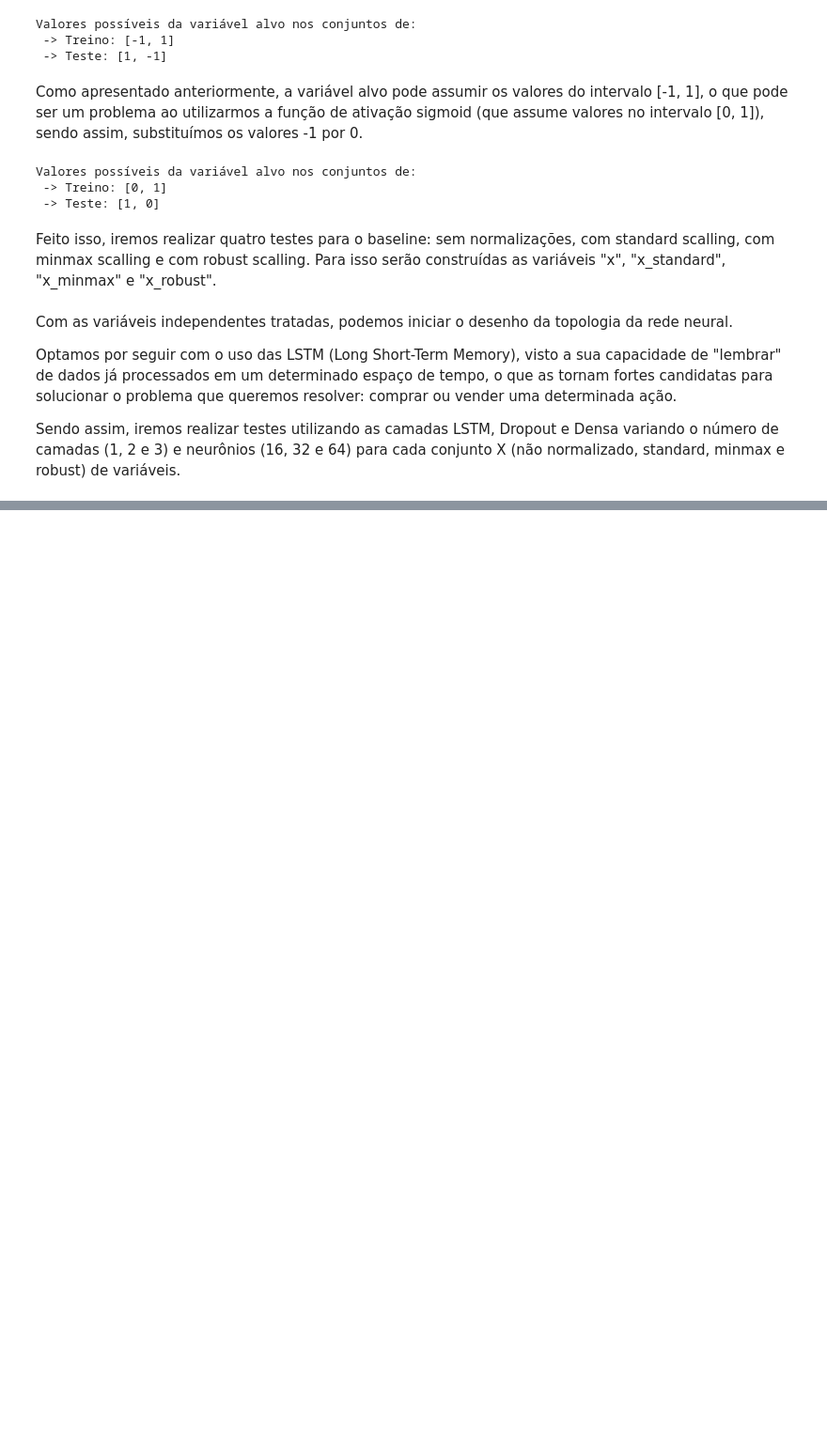
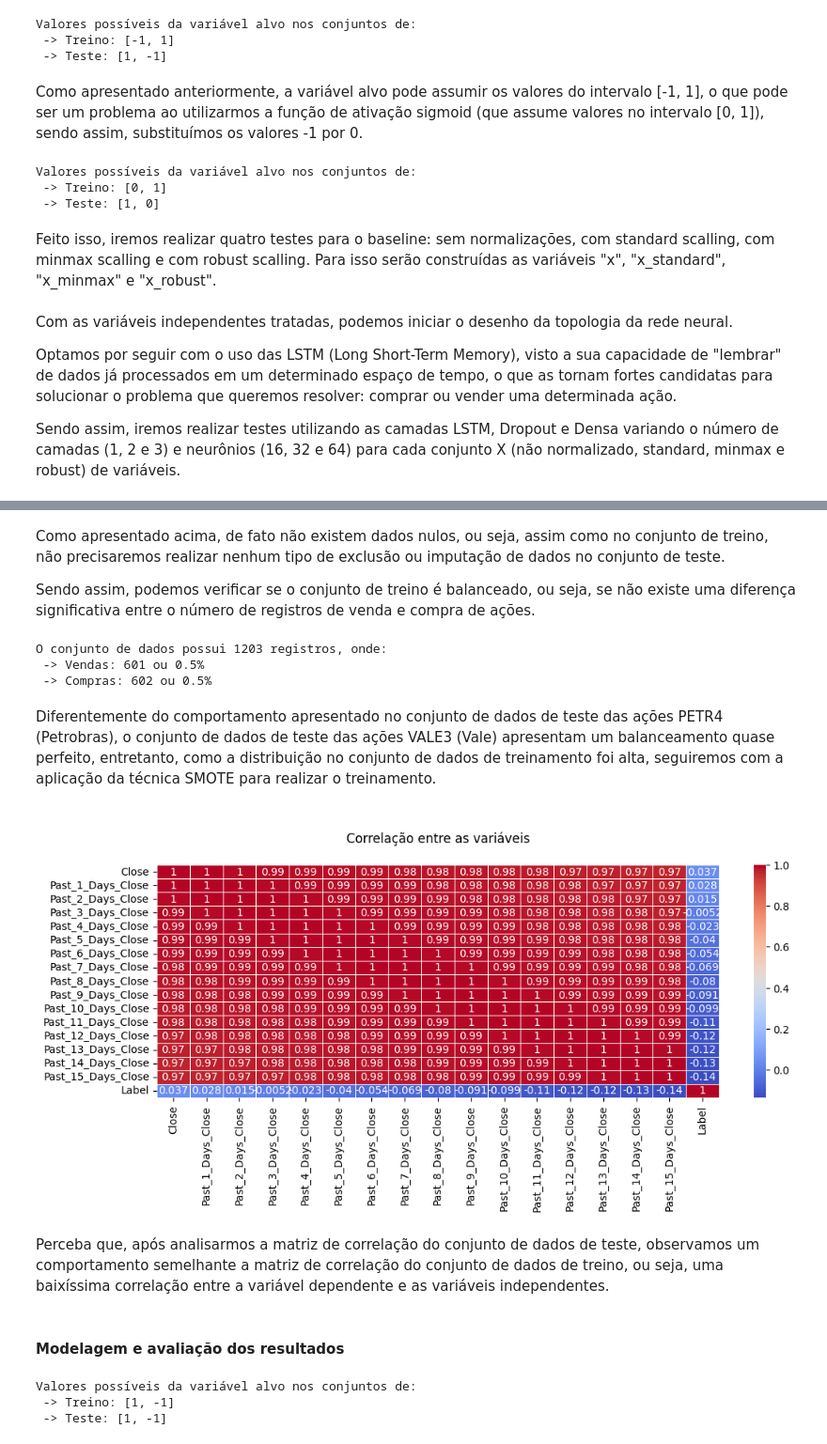
Before and after one commit to leonardosantosrocha/fiap-deep-learning, a Jupyter notebook: main.ipynb, the cells around one changed output, grey strips where cells are left out. Shown at 94% size. Drawn from its saved outputs; the diff is of its cells as text; code cells hidden in the pictures; blank space fills up the shorter version.

```diff
--- a/main.ipynb
+++ b/main.ipynb
@@ -1053,0 +1166,3 @@ Além disso, vale evidenciar que assim como no conjunto de dados de treinamento
+# %%
+raw_vale3_test = pd.read_csv("_datasets/vale3/teste.csv")
+raw_vale3_test.tail(5)
@@ -1053,0 +1178,4 @@ Além disso, vale evidenciar que assim como no conjunto de dados de treinamento
+# %%
+spec_vale3_test = raw_vale3_test.drop(columns="Smoothed_Close")
+spec_vale3_test = spec_vale3_test[["Close", "Past_1_Days_Close", "Past_2_Days_Close", "Past_3_Days_Close", "Past_4_Days_Close", "Past_5_Days_Close", "Past_6_Days_Close", "Past_7_Days_Close", "Past_8_Days_Close", "Past_9_Days_Close", "Past_10_Days_Close", "Past_11_Days_Close", "Past_12_Days_Close", "Past_13_Days_Close", "Past_14_Days_Close", "Past_15_Days_Close", "Label"]]
+spec_vale3_test.tail(5)
@@ -1053,0 +1211,51 @@ Além disso, vale evidenciar que assim como no conjunto de dados de treinamento
+# %% [markdown]
+Como apresentado acima, de fato não existem dados nulos, ou seja, assim como no conjunto de treino, não precisaremos realizar nenhum tipo de exclusão ou imputação de dados no conjunto de teste.
+
+Sendo assim, podemos verificar se o conjunto de treino é balanceado, ou seja, se não existe uma diferença significativa entre o número de registros de venda e compra de ações.
+# %%
+label_distribution = ddb.sql("""SELECT Label, COUNT(*) AS Regs from spec_vale3_test GROUP BY 1""").to_df()
+size = spec_vale3_test.shape[0]
+buy_count = label_distribution["Regs"][0]
+sell_count = label_distribution["Regs"][1]
+buy_percentual = round(buy_count / size, 2)
+sell_percentual = round(sell_count / size, 2)
+
+print(f"O conjunto de dados possui {size} registros, onde:")
+print(f" -> Vendas: {buy_count} ou {buy_percentual}%")
+print(f" -> Compras: {sell_count} ou {sell_percentual}%")
+# %% [output]
+O conjunto de dados possui 1203 registros, onde:
+ -> Vendas: 601 ou 0.5%
+ -> Compras: 602 ou 0.5%
+# %% [markdown]
+Diferentemente do comportamento apresentado no conjunto de dados de teste das ações PETR4 (Petrobras), o conjunto de dados de teste das ações VALE3 (Vale) apresentam um balanceamento quase perfeito, entretanto, como a distribuição no conjunto de dados de treinamento foi alta, seguiremos com a aplicação da técnica SMOTE para realizar o treinamento.
+# %%
+correlation = spec_vale3_test.select_dtypes("number").corr()
+
+plt.figure(figsize=(12, 4))
+
+sns.heatmap(
+    correlation,
+    annot=True,
+    annot_kws={"size" : 10},
+    cmap="coolwarm",
+    cbar=True,
+    linewidths=0.5,
+    linecolor="white"
+)
+
+plt.title("\nCorrelação entre as variáveis\n", fontdict={"size" : 12})
+
+plt.show()
+# %% [output]
+[figure, added]
+# %% [markdown]
+Perceba que, após analisarmos a matriz de correlação do conjunto de dados de teste, observamos um comportamento semelhante a matriz de correlação do conjunto de dados de treino, ou seja, uma baixíssima correlação entre a variável dependente e as variáveis independentes.
+# %% [markdown]
+#### Modelagem e avaliação dos resultados
+# %%
+print(f"Valores possíveis da variável alvo nos conjuntos de:\n -> Treino: {list(spec_vale3_train['Label'].unique())}\n -> Teste: {list(spec_vale3_test['Label'].unique())}")
+# %% [output]
+Valores possíveis da variável alvo nos conjuntos de:
+ -> Treino: [1, -1]
+ -> Teste: [1, -1]
```
Also changed, not shown: parts of 42 cells of this notebook.
